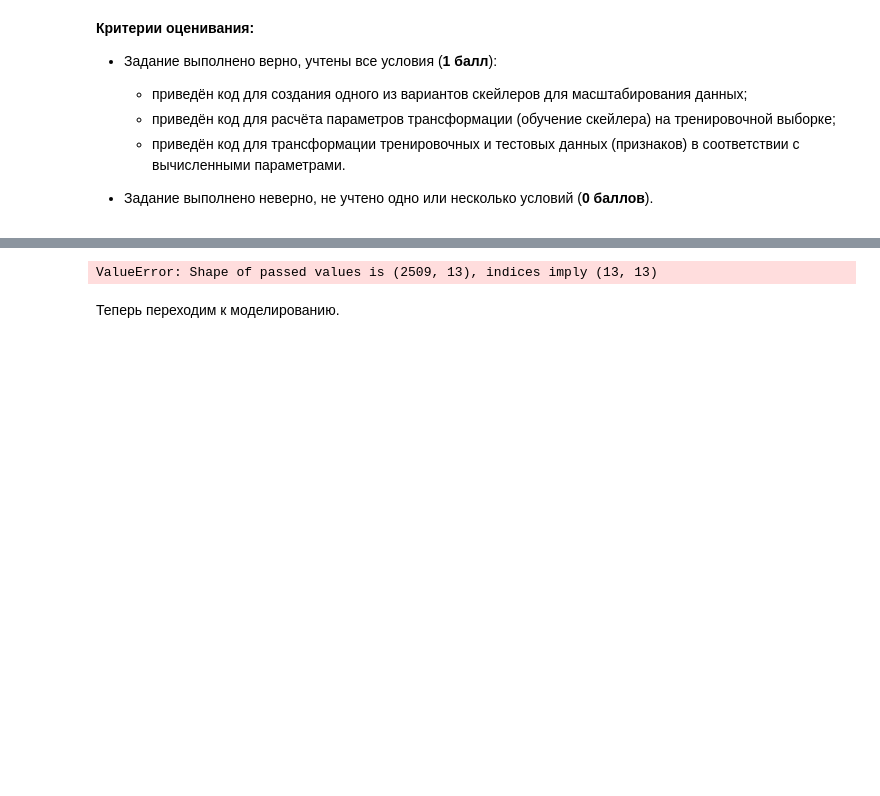
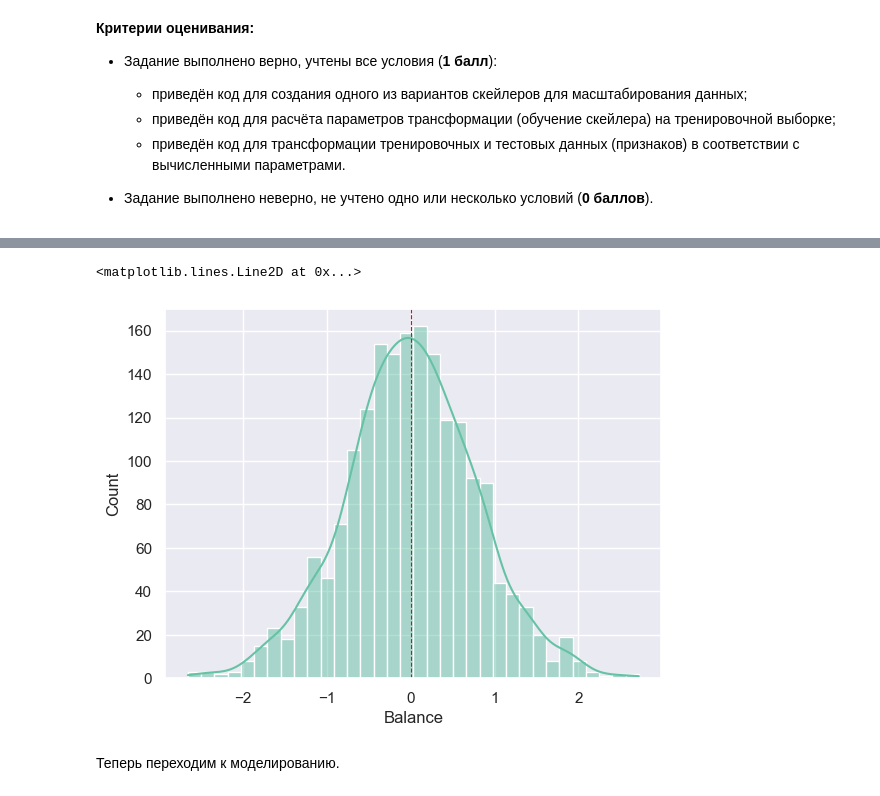
Before and after one commit to Lepnik/data_science_lnv, a Jupyter notebook: ML/ML-3/ML-3._Практика._Ноутбук-Lepnik.ipynb, the cells around one changed output, grey strips where cells are left out. Drawn from its saved outputs; the diff is of its cells as text; code cells hidden in the pictures; blank space fills up the shorter version.

```diff
--- a/ML/ML-3/ML-3._Практика._Ноутбук-Lepnik.ipynb
+++ b/ML/ML-3/ML-3._Практика._Ноутбук-Lepnik.ipynb
@@ -372,12 +415,17 @@ churn_data.sample(2)
 # %%
 # Ваш код здесь
-col_names = list(churn_data.columns)
+#было выбрано шкалиование методом RobustScaler т.к. нечувствителен к выбросам. (Стандартизатор StandardScaler + логарифмирование дает похожие результаты)
+col_names = list(X_train.columns)
 scaler = preprocessing.RobustScaler()
-df = scaler.fit_transform(churn_data)
-df = pd.DataFrame(df, col_names)
-ax = sns.displot(df['CreditScore'])
+X_train_scaled = scaler.fit_transform(X_train)
+X_test_scaled = scaler.fit_transform(X_test)
+X_train_scaled = pd.DataFrame(X_train_scaled, columns=col_names)
+
+sns.histplot(X_train_scaled['Balance'], kde=True)
+plt.axvline(X_train_scaled['Balance'].mean(), color='red', linestyle='--', linewidth=0.8)
 # %% [output]
-ValueError: Shape of passed values is (2509, 13), indices imply (13, 13)
+<matplotlib.lines.Line2D at 0x...>
+[figure, added]
 # %% [markdown]
 Теперь переходим к моделированию.
 # %% [markdown]
```
Also changed, not shown: parts of 14 cells of this notebook.
